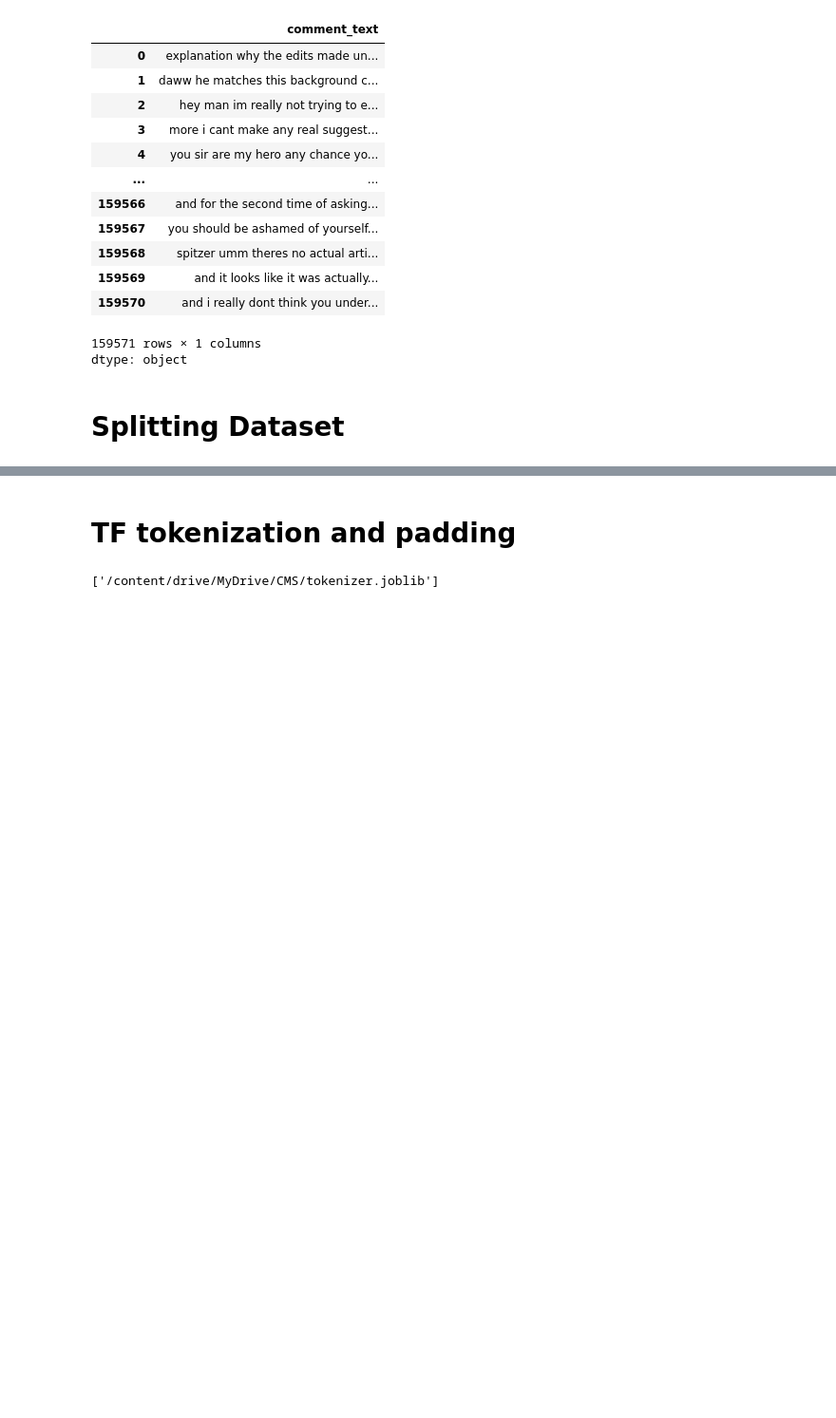
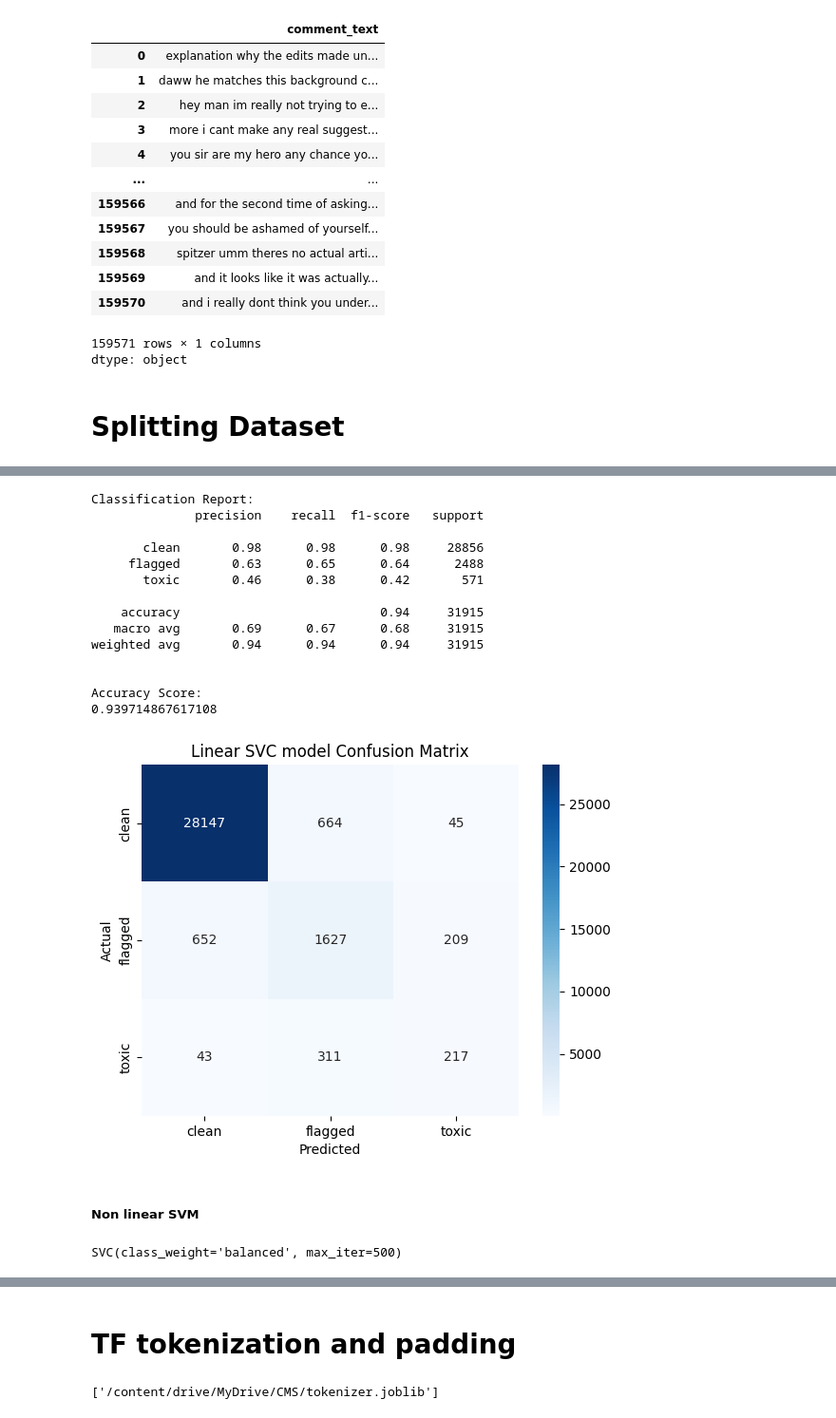
Before and after one commit to WinstonNji/Content-Management-System, a Jupyter notebook: Content_Moderation_System.ipynb, the cells around one changed output, grey strips where cells are left out. Shown at 95% size. Saved outputs shown, nothing was run; the diff lists cells and outputs as text; code cells hidden in the pictures; blank space fills up the shorter version.

```diff
--- a/Content_Moderation_System.ipynb
+++ b/Content_Moderation_System.ipynb
@@ -149,0 +281,25 @@ X_train, X_test, y_train, y_test = train_test_split(
+# %%
+evaluate_model_NLP(model_linear_svc, 'Linear SVC model')
+# %% [output]
+Classification Report:
+              precision    recall  f1-score   support
+
+       clean       0.98      0.98      0.98     28856
+     flagged       0.63      0.65      0.64      2488
+       toxic       0.46      0.38      0.42       571
+
+    accuracy                           0.94     31915
+   macro avg       0.69      0.67      0.68     31915
+weighted avg       0.94      0.94      0.94     31915
+
+
+Accuracy Score:
+0.939714867617108
+[figure, added]
+# %% [markdown]
+##### Non linear SVM
+# %%
+model_svc = SVC(class_weight='balanced', max_iter=500)
+model_svc.fit(X_vec_train, y_train)
+# %% [output]
+SVC(class_weight='balanced', max_iter=500)
```
Also changed, not shown: parts of 22 cells of this notebook.
